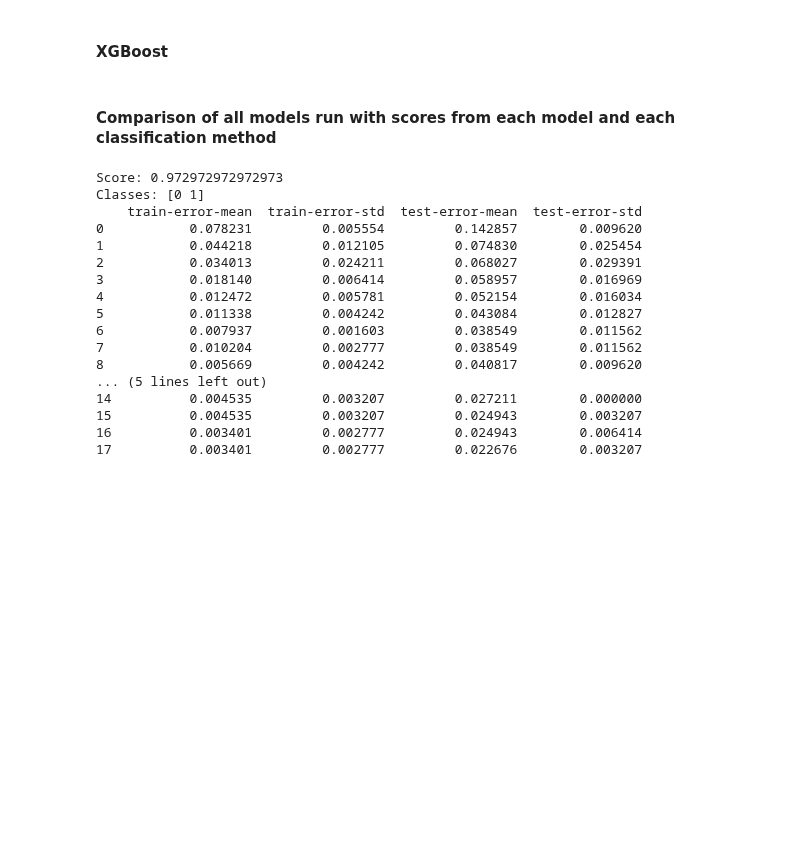
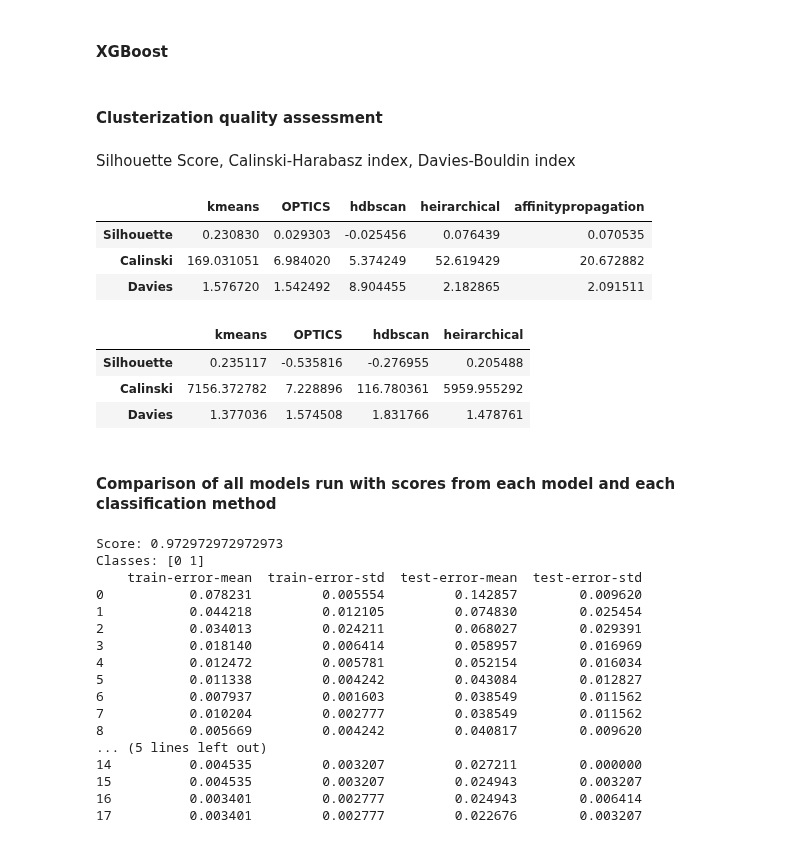
Before and after one commit to lilfetz22/Health_Scores_CAP2, a Jupyter notebook: scripts/ML_no_visualizations.ipynb, the cells around one changed output. Cells and saved outputs as stored; diff of their text form; code cells hidden in the pictures; blank space fills up the shorter version.

Commit message:
metrics for clusterization

```diff
--- a/scripts/ML_no_visualizations.ipynb
+++ b/scripts/ML_no_visualizations.ipynb
@@ -362,6 +368,43 @@ clusters_city_data = [('kmeans', kmeans_city_df['cluster']), ('OPTICS', optic_ci
                       ('affinitypropagation', aff_city_df['aff_pred'])]
 clusters_tract_data = [('kmeans', kmeans_tract_df['cluster']), ('OPTICS', optic_tract_df['optic_cluster']),
                       ('hdbscan', hdbs_tract_df['hdbs_labels']),('heirarchical', agg_tract_df['agg_predicted'])]
+# %% [markdown]
+#### Clusterization quality assessment
+# %% [markdown]
+Silhouette Score, Calinski-Harabasz index, Davies-Bouldin index
+# %%
+def cluster_metric(df, list_clusters, metric, metric_name):
+  new_df = pd.DataFrame(index=[metric_name])
+  for name, clust in list_clusters:
+    s_score = metric(df, clust)
+    new_df[name] = s_score
+  return(new_df)
+# %%
+metric_list = [('Silhouette', silhouette_score), ('Calinski', calinski_harabasz_score),
+               ('Davies', davies_bouldin_score)]
+# %%
+def cluster_metric_comp_fx(df, list_clus, metric_ls):
+  new_df2 = pd.DataFrame()
+  for name, metric in metric_ls:
+    n_df = cluster_metric(df, list_clus, metric, name)
+    new_df2 = pd.concat([new_df2, n_df])
+  return new_df2
+# %%
+cluster_metric_comp_fx(city_data_scaled, clusters_city_data, metric_list)
+# %% [output]
+|  | kmeans | OPTICS | hdbscan | heirarchical | affinitypropagation |
+| Silhouette | 0.230830 | 0.029303 | -0.025456 | 0.076439 | 0.070535 |
+| Calinski | 169.031051 | 6.984020 | 5.374249 | 52.619429 | 20.672882 |
+| Davies | 1.576720 | 1.542492 | 8.904455 | 2.182865 | 2.091511 |
+# %%
+cluster_metric_comp_fx(tract_data_scaled, clusters_tract_data, metric_list)
+# %% [output]
+|  | kmeans | OPTICS | hdbscan | heirarchical |
+| Silhouette | 0.235117 | -0.535816 | -0.276955 | 0.205488 |
+| Calinski | 7156.372782 | 7.228896 | 116.780361 | 5959.955292 |
+| Davies | 1.377036 | 1.574508 | 1.831766 | 1.478761 |
+# %% [markdown]
+#### Comparison of all models run with scores from each model and each classification method
 # %%
 @jit
 def classification_models_fx(df, data_cluster, list_models):
@@ -379,8 +422,6 @@ def classification_models_fx(df, data_cluster, list_models):
                 comp_df[mod_name +'_'+ df.name +'_'+ clus_name +'_'+ 'std'] = result[2]
             comp_df.to_csv('/content/gdrive/My Drive/Health_Scores_CAP2/manipulated_data/model_comparison_processing.csv')
     return comp_df
-# %% [markdown]
-#### Comparison of all models run with scores from each model and each classification method
 # %%
 model_comparison_city_df = classification_models_fx(city_data_scaled, clusters_city_data,
                                                list_class_models)
```
Also changed, not shown: parts of 3 cells of this notebook.
